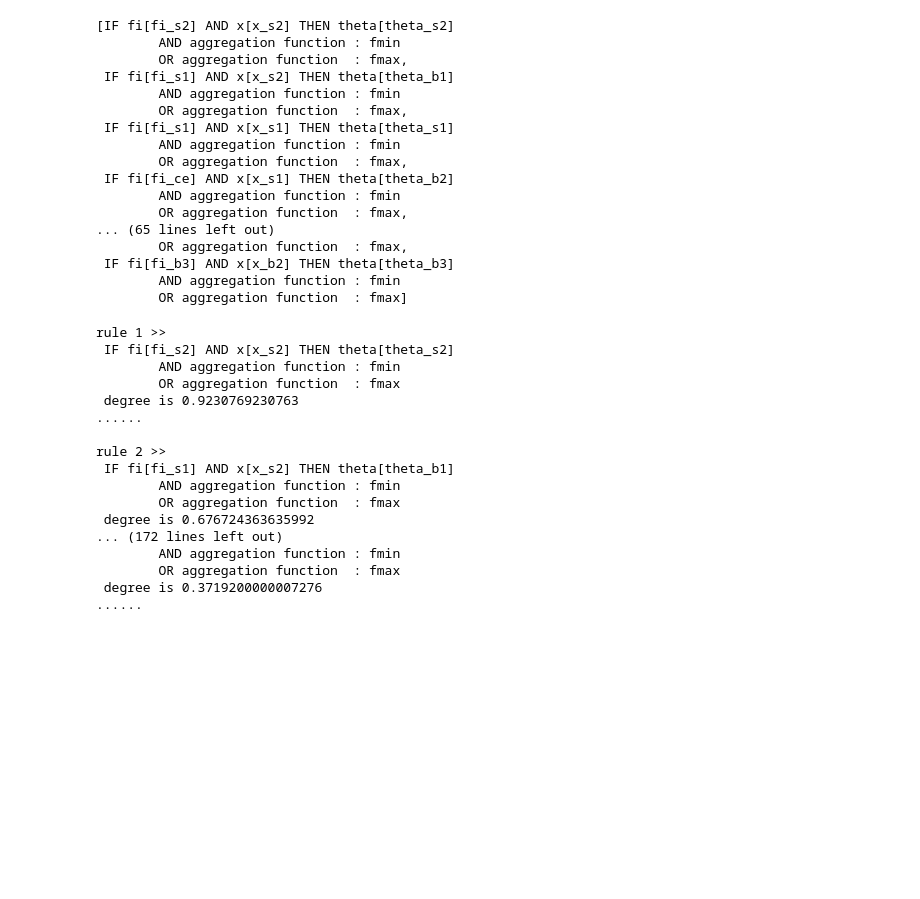
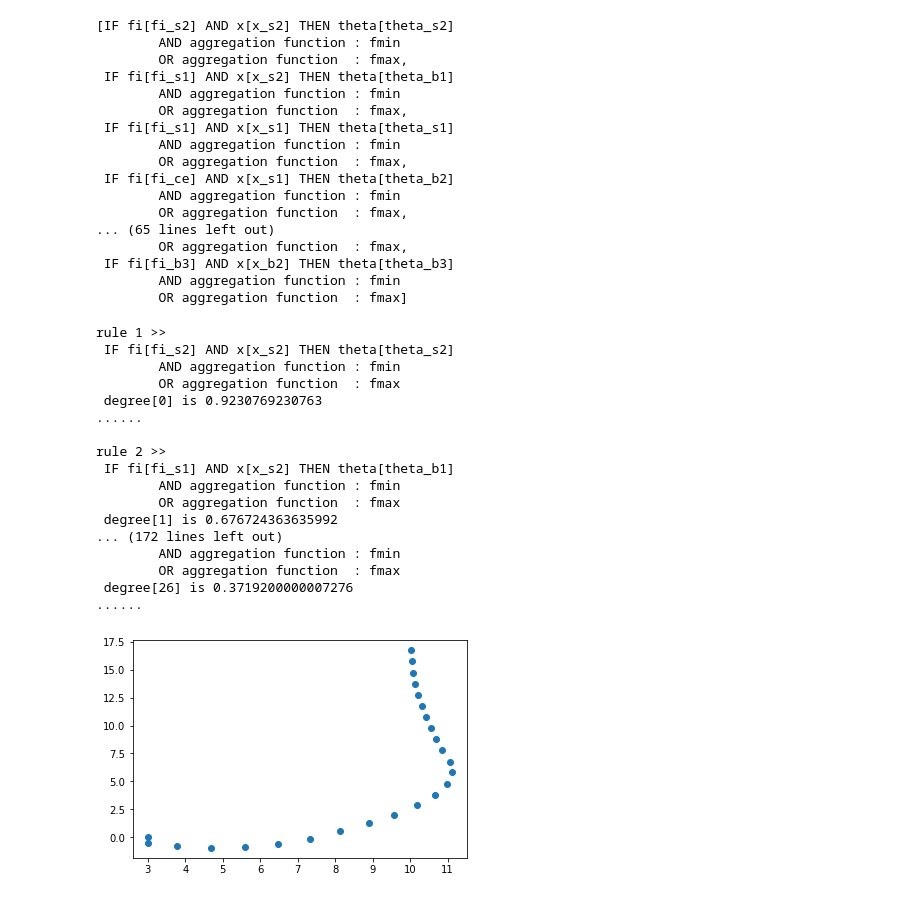
Before and after one commit to fatemehkarimi/computational-intelligence-homeworks, a Jupyter notebook: mamdani_truck.ipynb, the cells around one changed output. Cells and saved outputs as stored; diff of their text form; code cells hidden in the pictures; blank space fills up the shorter version.

Commit message:
add diagrams for driving

```diff
--- a/mamdani_truck.ipynb
+++ b/mamdani_truck.ipynb
@@ -540,7 +540,7 @@ dic_theta_names = {1:'theta_s3',2:'theta_s2',3:'theta_s1',4:'theta_ce',5:'theta_
 dic_x_names = {1:'x_s2',2:'x_s1',3:'x_ce',4:'x_b1',5:'x_b2'}
 dic_fi_names = {1:'fi_s3',2:'fi_s2',3:'fi_s1',4:'fi_ce',5:'fi_b1',6:'fi_b2',7:'fi_b3'}
 for i in range(0,len(D_total)):
-    rules.append(ctrl.Rule(fi[dic_fi_names[D_total[i][0][0]+1]] & x[dic_x_names[D_total[i][0][1]+1]],theta[dic_theta_names[D_total[i][1][1]+1]],"degree is "+str(D_total[i][1][0])))
+    rules.append(ctrl.Rule(fi[dic_fi_names[D_total[i][0][0]+1]] & x[dic_x_names[D_total[i][0][1]+1]],theta[dic_theta_names[D_total[i][1][1]+1]],f"degree[{i}] is "+str(D_total[i][1][0])))
 
 rules
 # %% [output]
@@ -569,16 +569,43 @@ rule 1 >>
  IF fi[fi_s2] AND x[x_s2] THEN theta[theta_s2]
         AND aggregation function : fmin
         OR aggregation function  : fmax
- degree is 0.9230769230763
+ degree[0] is 0.9230769230763
 ......
 
 rule 2 >>
  IF fi[fi_s1] AND x[x_s2] THEN theta[theta_b1]
         AND aggregation function : fmin
         OR aggregation function  : fmax
- degree is 0.676724363635992
+ degree[1] is 0.676724363635992
 ... (172 lines left out)
         AND aggregation function : fmin
         OR aggregation function  : fmax
- degree is 0.3719200000007276
+ degree[26] is 0.3719200000007276
 ......
+# %%
+#Testing system functionality on sample datas
+import matplotlib.pyplot as plt
+
+def calculate_test_data(x_test, fi_test):
+    machine_ctrl = ctrl.ControlSystem(rules)
+    machine = ctrl.ControlSystemSimulation(machine_ctrl)
+    steps = []
+    x_values, y_values = [x_test], [0]
+    while not (9.8 < x_test < 10.2 and 89.5 < fi_test < 90.5):
+        machine.inputs({'fi': fi_test, 'x': x_test})
+        machine.compute()
+        theta_test = machine.output['theta']
+        steps.append({'x': x_test, 'fi': fi_test, 'theta': theta_test})
+        x_values.append(x_test)
+        y_values.append(y_values[-1] + math.sin(math.radians(fi_test)))
+        x_test = round(x_test + math.cos(math.radians(fi_test)+math.radians(theta_test)) + math.sin(math.radians(fi_test)) * math.sin(math.radians(theta_test)),2)
+        fi_test = round(fi_test - math.degrees((math.asin((0.5)*math.sin(math.radians(theta_test))))), 2)
+    #     theta.view(sim=machine)
+
+    fig, ax = plt.subplots()
+    ax.scatter(x_values, y_values)
+    plt.show()
+# %%
+calculate_test_data(x_test=3, fi_test = -30)
+# %% [output]
+[figure, added]
```
Also changed, not shown: parts of 3 cells of this notebook.
